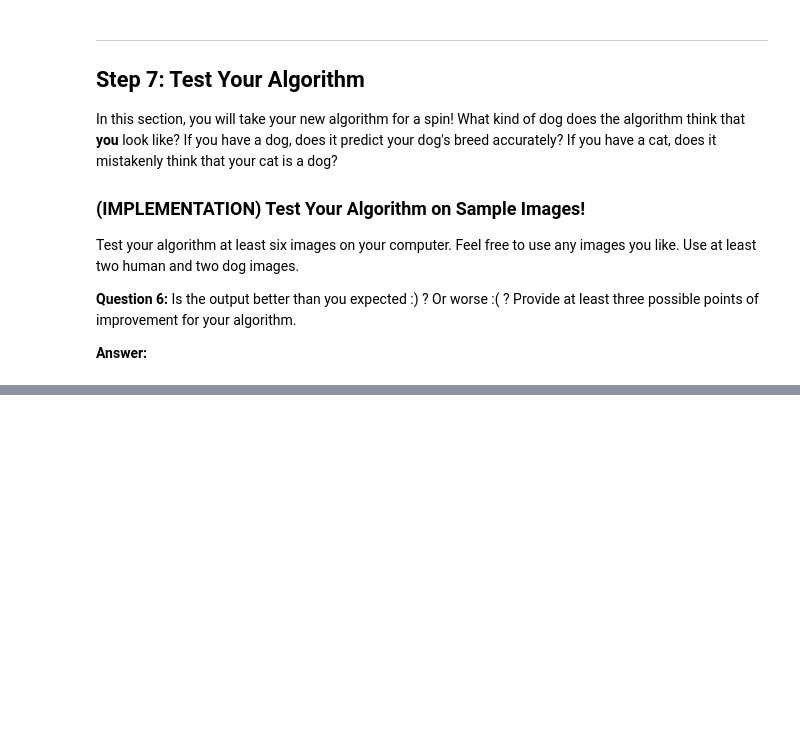
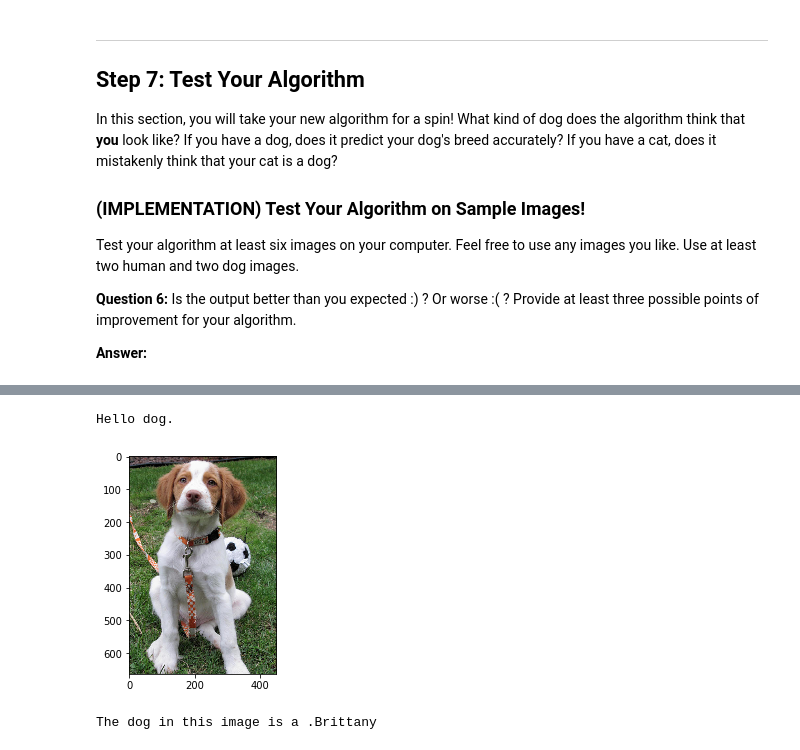
Before and after one commit to cbrands/dog-project, a Jupyter notebook: dog_app.ipynb, the cells around one changed output, grey strips where cells are left out. Drawn from its saved outputs; the diff is of its cells as text; code cells hidden in the pictures; blank space fills up the shorter version.

```diff
--- a/dog_app.ipynb
+++ b/dog_app.ipynb
@@ -744,0 +771,6 @@ __Answer:__
+# %%
+identify_dogs_and_humans_by_image(img_path='images/Brittany_02625.jpg')
+# %% [output]
+Hello dog.
+[figure, added]
+The dog in this image is a .Brittany
```
Also changed, not shown: parts of 16 cells of this notebook, 2 other files.
